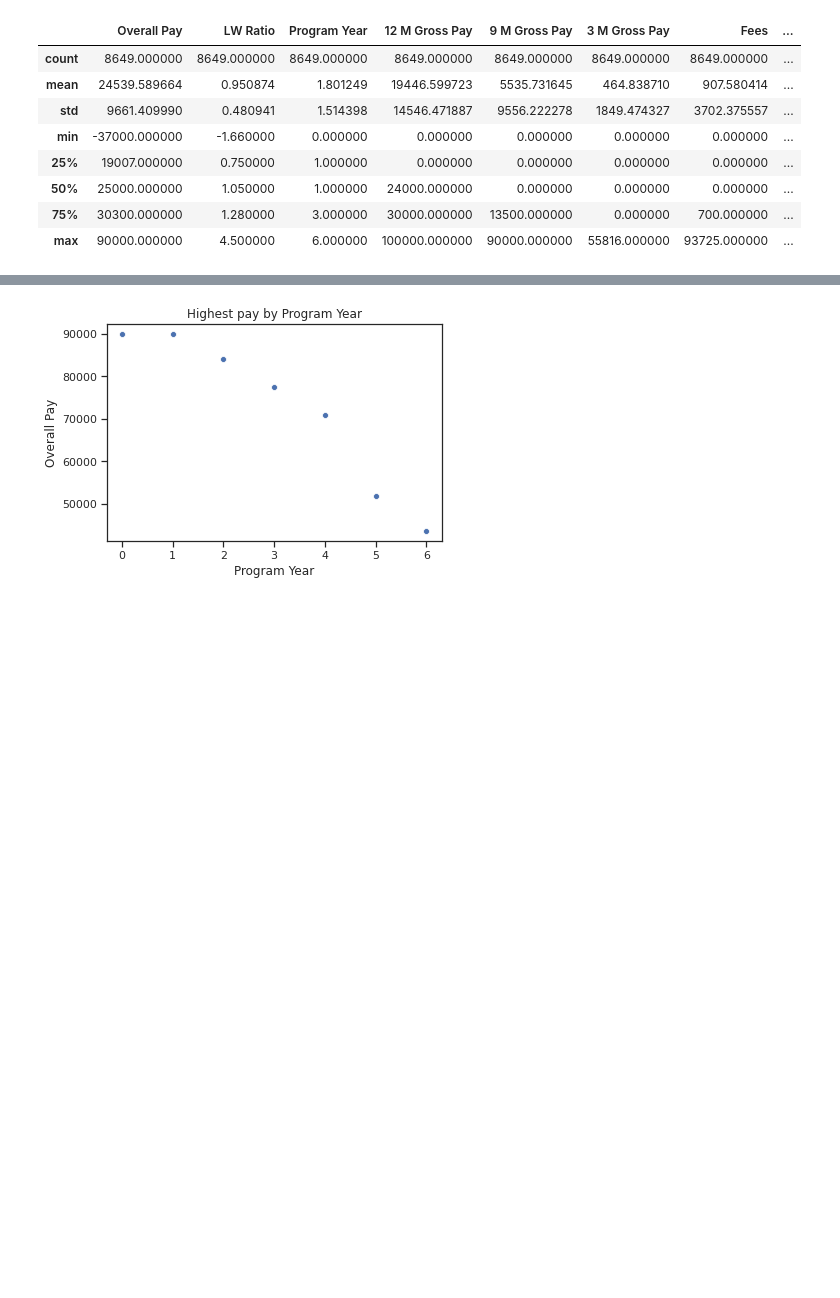
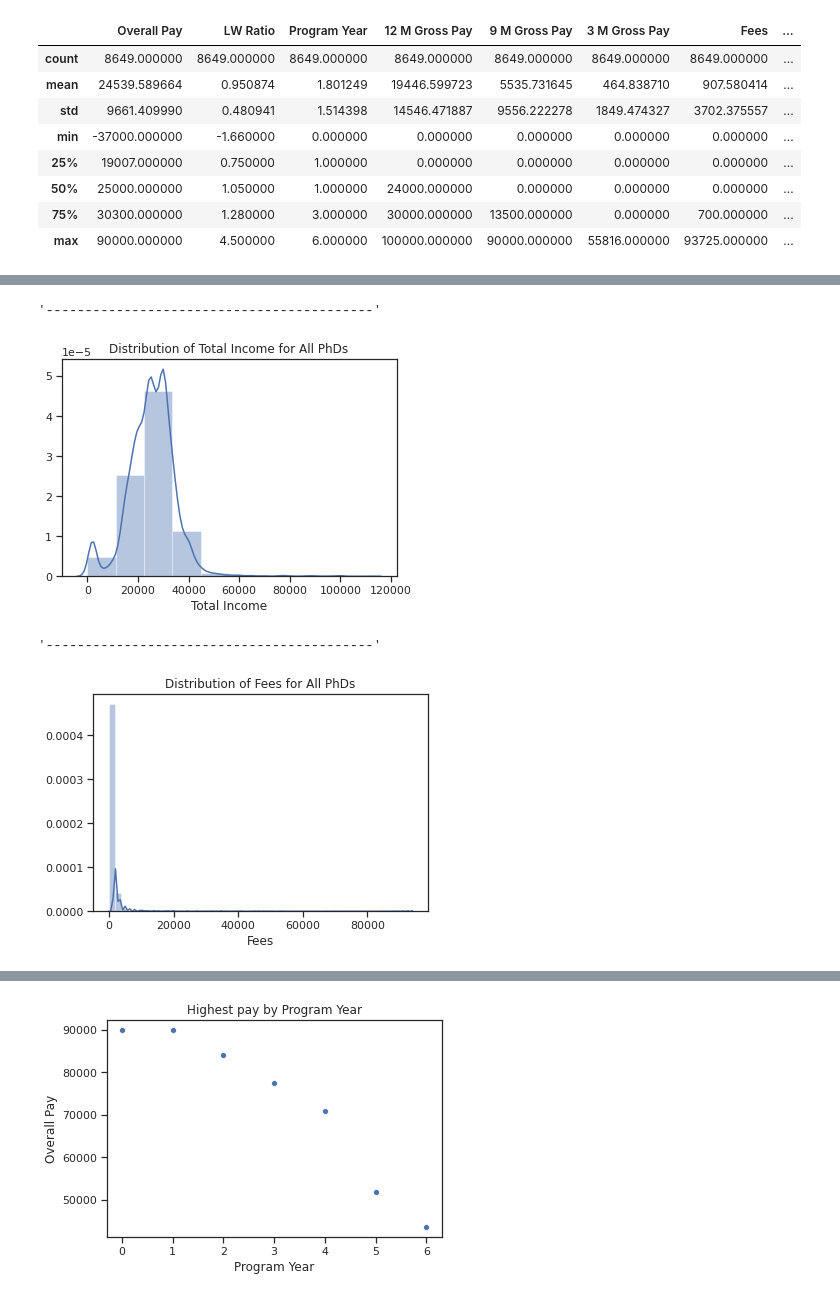
Before and after one commit to smayo2/Explore-PhD-Pay, a Jupyter notebook: phd_stipends.ipynb, the cells around one changed output, grey strips where cells are left out. Cells and saved outputs as stored; diff of their text form; code cells hidden in the pictures; blank space fills up the shorter version.

```diff
--- a/phd_stipends.ipynb
+++ b/phd_stipends.ipynb
@@ -165,4 +166,22 @@ plt.show()
 [figure]
+# %%
+
+display("------------------------------------------")
+plot_title = "Distribution of Total Income for All PhDs"
+ax = sns.distplot(df["Total Income"], bins=10)
+ax.set_title(plot_title)
+plt.show()
+
+display("------------------------------------------")
+plot_title = "Distribution of Fees for All PhDs"
+ax = sns.distplot(df["Fees"])
+ax.set_title(plot_title)
+plt.show()
+# %% [output]
+'------------------------------------------'
+[figure, added]
+'------------------------------------------'
+[figure, added]
 # %%
 
 #ignore program year of zero (NaNs)
```
Also changed, not shown: parts of 5 cells of this notebook.
